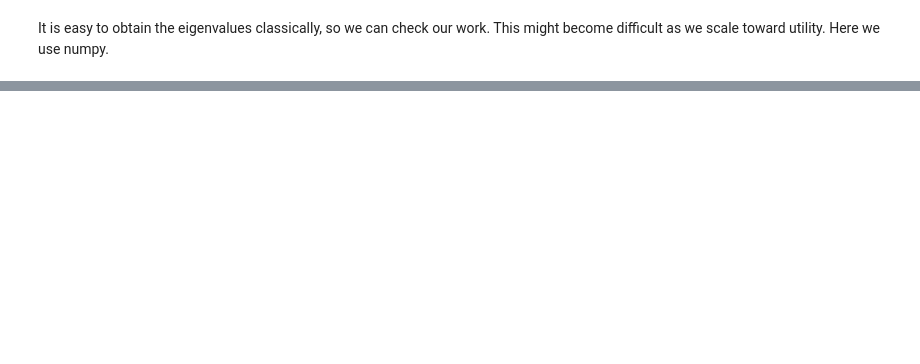
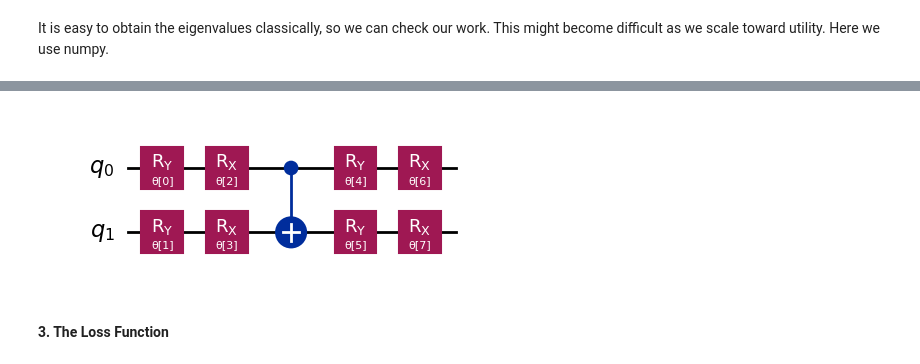
Before and after one commit to JoeyRogers-svg/Qiskit-fundamentals-course, a Jupyter notebook: 5-VQE-part-1.ipynb, the cells around one changed output, grey strips where cells are left out. Cells and saved outputs as stored; diff of their text form; code cells hidden in the pictures; blank space fills up the shorter version.

```diff
--- a/5-VQE-part-1.ipynb
+++ b/5-VQE-part-1.ipynb
@@ -173,0 +253,24 @@ Eigenvalues of ZZ for each computational basis state
+# %%
+from qiskit.circuit import ParameterVector
+
+params = ParameterVector("θ", 8)
+
+ansatz = QuantumCircuit(2)
+
+ansatz.ry(params[0], 0)
+ansatz.ry(params[1], 1)
+ansatz.rx(params[2], 0)
+ansatz.rx(params[3], 1)
+
+ansatz.cx(0, 1)
+
+ansatz.ry(params[4], 0)
+ansatz.ry(params[5], 1)
+ansatz.rx(params[6], 0)
+ansatz.rx(params[7], 1)
+
+ansatz.draw("mpl")
+# %% [output]
+[figure, added]
+# %% [markdown]
+#### **3. The Loss Function**
```
Also changed, not shown: parts of 51 cells of this notebook, 3 other files.
